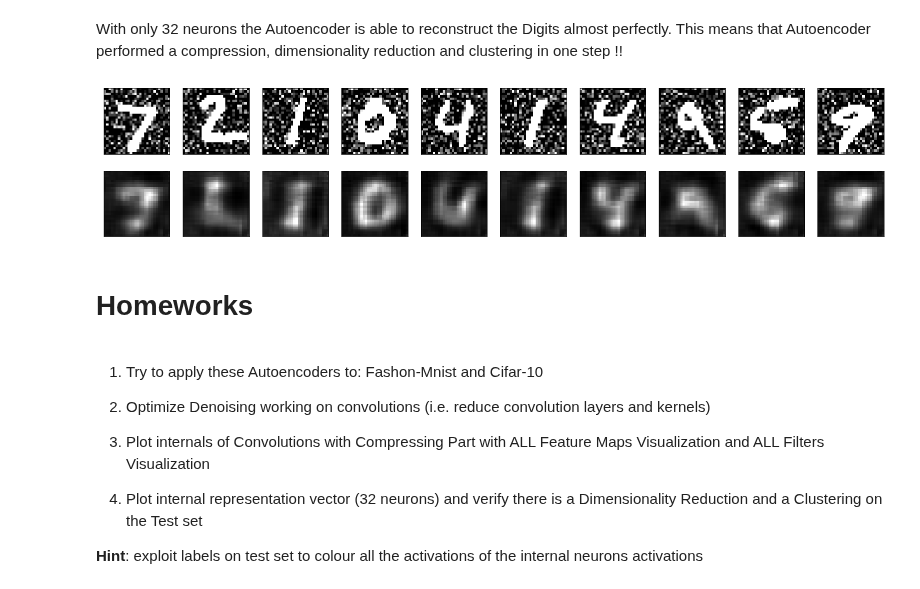
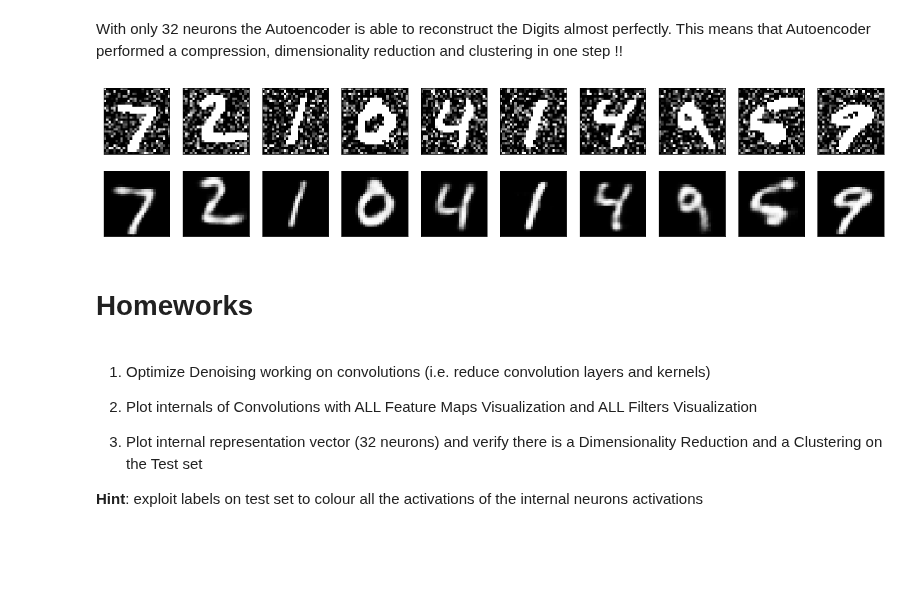
Before and after one commit to Alquem/machine-learning-syllabus, a Jupyter notebook: deep_learning_applications/deep_learning_app_week_11/unsupervised_deep_learning.ipynb, the cells around one changed output. Saved outputs shown, nothing was run; the diff lists cells and outputs as text; code cells hidden in the pictures; blank space fills up the shorter version.

```diff
--- a/deep_learning_applications/deep_learning_app_week_11/unsupervised_deep_learning.ipynb
+++ b/deep_learning_applications/deep_learning_app_week_11/unsupervised_deep_learning.ipynb
@@ -68,6 +69,10 @@ if convolutional_autoencoder is True:
 else:
   train_x = train_x.reshape((len(train_x), np.prod(train_x.shape[1:])))
   test_x = test_x.reshape((len(test_x), np.prod(test_x.shape[1:])))
+
+  if noisy_input is True:
+    train_x_n = train_x_n.reshape((len(train_x_n), np.prod(train_x_n.shape[1:])))
+    test_x_n = test_x_n.reshape((len(test_x_n), np.prod(test_x_n.shape[1:])))
 # %%
 train_x.shape
 # %% [output]
@@ -116,7 +121,7 @@ else:
 
 autoencoder = Model(input_img, decoded)
 
-if convolutional_autoencoder is False:
+if convolutional_autoencoder is False and deep_dense is False:
   encoder = Model(input_img, encoded)
   encoded_input = Input(shape=(encoding_dim,))
   decoder_layer = autoencoder.layers[-1]
@@ -149,3 +154,10 @@ Since we **do not have** other than train_x and test_x in Unsupervised Training
 # %%
-autoencoder.fit(train_x, train_x, epochs=30, batch_size=256, shuffle=True, validation_data=(test_x, test_x))
+if noisy_input is True:
+  X = train_x_n
+  y = train_x
+else:
+  X = train_x
+  y = train_x
+
+autoencoder.fit(X, y, epochs=epochs, batch_size=256, shuffle=True, validation_data=(test_x, test_x))
 # %% [output]
@@ -172,8 +184,13 @@ Epoch 30/30
 # %% [markdown]
 We **encode** and **decode** some digits that are taken from **test** set, in 2 steps: from input to the central vector, and from the 32 central neurons to the output **reconstruction layer**
 # %%
-if convolutional_autoencoder is True:
-  decoded_imgs = autoencoder.predict(test_x)
+if noisy_input is True:
+  xt = test_x_n
 else:
-  encoded_imgs = encoder.predict(test_x)
+  xt = test_x
+
+if convolutional_autoencoder is True or deep_dense is True:
+  decoded_imgs = autoencoder.predict(xt)
+else:
+  encoded_imgs = encoder.predict(xt)
   decoded_imgs = decoder.predict(encoded_imgs)
@@ -196,32 +201,29 @@ With only 32 neurons the Autoencoder is able to reconstruct the Digits almost pe
 # %%
 plt.figure(figsize=(20, 4))
 for i in range(n):
     # Display original
     ax = plt.subplot(2, n, i + 1)
-    plt.imshow(test_x[i].reshape(28, 28))
+    plt.imshow(xt[i].reshape(28, 28))
     plt.gray()
     ax.get_xaxis().set_visible(False)
     ax.get_yaxis().set_visible(False)
 
     # Display reconstruction
     ax = plt.subplot(2, n, i + 1 + n)
     plt.imshow(decoded_imgs[i].reshape(28, 28))
     plt.gray()
     ax.get_xaxis().set_visible(False)
     ax.get_yaxis().set_visible(False)
 plt.show()
 # %% [output]
-[figure, old version]
+[figure, new version]
 # %% [markdown]
 # **Homeworks**
 # %% [markdown]
-1) Try to apply these Autoencoders to:
-Fashon-Mnist and Cifar-10
+1) Optimize Denoising working on convolutions (i.e. reduce convolution layers and kernels)
 
-2) Optimize Denoising working on convolutions (i.e. reduce convolution layers and kernels)
+2) Plot internals of Convolutions with ALL Feature Maps Visualization and ALL Filters Visualization
 
-3) Plot internals of Convolutions with Compressing Part with ALL Feature Maps Visualization and ALL Filters Visualization
-
-4) Plot internal representation vector (32 neurons) and verify there is a Dimensionality Reduction and a Clustering on the Test set
+3) Plot internal representation vector (32 neurons) and verify there is a Dimensionality Reduction and a Clustering on the Test set
 
 **Hint**: exploit labels on test set to colour all the activations of the internal neurons activations
```
Also changed, not shown: parts of 11 cells of this notebook.
